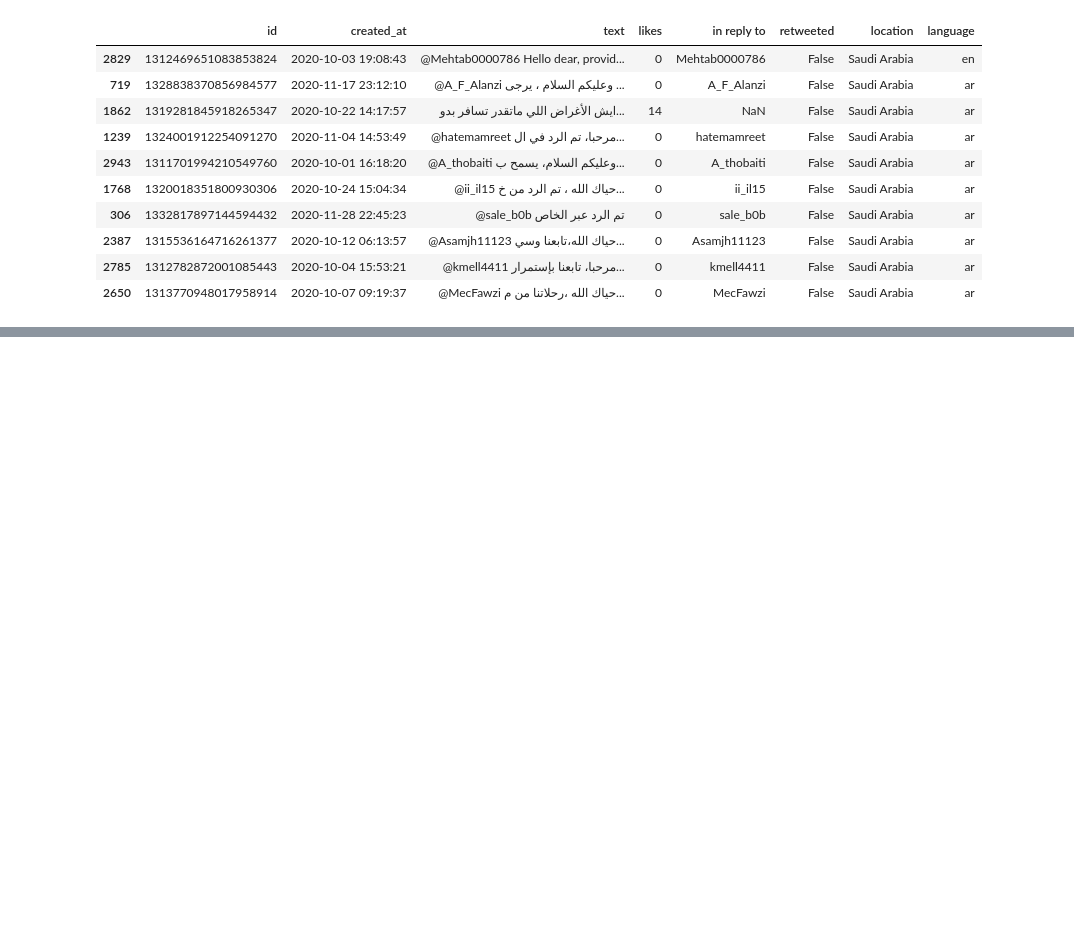
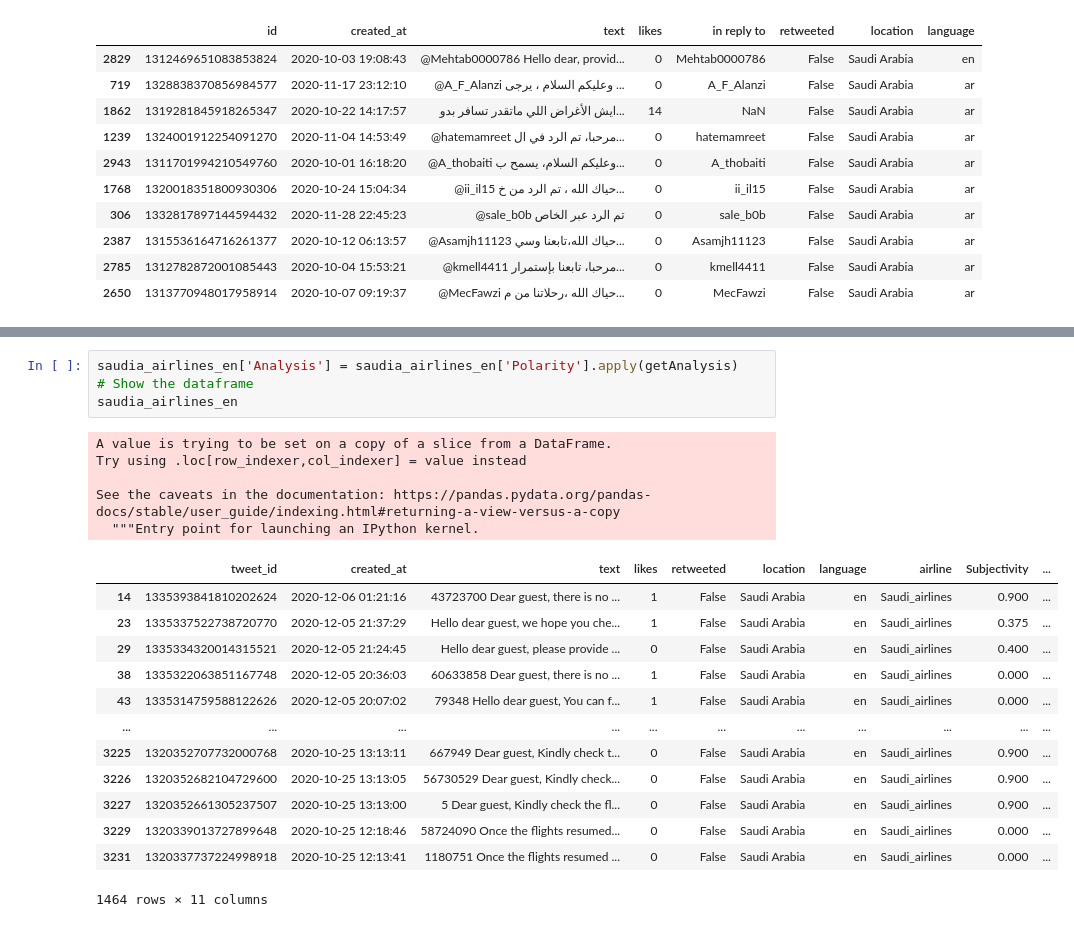
Before and after one commit to buthaina279/DS_Capstone_NLP, a Jupyter notebook: Capstone.ipynb, the cells around one changed output, grey strips where cells are left out. Cells and saved outputs as stored; diff of their text form; blank space fills up the shorter version.

```diff
--- a/Capstone.ipynb
+++ b/Capstone.ipynb
@@ -190,3 +379,26 @@ ValueError: ignored
+# %%
+saudia_airlines_en['Analysis'] = saudia_airlines_en['Polarity'].apply(getAnalysis)
+# Show the dataframe
+saudia_airlines_en
+# %% [output]
+A value is trying to be set on a copy of a slice from a DataFrame.
+Try using .loc[row_indexer,col_indexer] = value instead
+
+See the caveats in the documentation: https://pandas.pydata.org/pandas-docs/stable/user_guide/indexing.html#returning-a-view-versus-a-copy
+  """Entry point for launching an IPython kernel.
+|  | tweet_id | created_at | text | likes | retweeted | location | language | airline | Subjectivity | ... |
+| 14 | 1335393841810202624 | 2020-12-06 01:21:16 | 43723700 Dear guest, there is no ... | 1 | False | Saudi Arabia | en | Saudi_airlines | 0.900 | ... |
+| 23 | 1335337522738720770 | 2020-12-05 21:37:29 | Hello dear guest, we hope you che... | 1 | False | Saudi Arabia | en | Saudi_airlines | 0.375 | ... |
+| 29 | 1335334320014315521 | 2020-12-05 21:24:45 | Hello dear guest, please provide ... | 0 | False | Saudi Arabia | en | Saudi_airlines | 0.400 | ... |
+| 38 | 1335322063851167748 | 2020-12-05 20:36:03 | 60633858 Dear guest, there is no ... | 1 | False | Saudi Arabia | en | Saudi_airlines | 0.000 | ... |
+| 43 | 1335314759588122626 | 2020-12-05 20:07:02 | 79348 Hello dear guest, You can f... | 1 | False | Saudi Arabia | en | Saudi_airlines | 0.000 | ... |
+| ... | ... | ... | ... | ... | ... | ... | ... | ... | ... | ... |
+| 3225 | 1320352707732000768 | 2020-10-25 13:13:11 | 667949 Dear guest, Kindly check t... | 0 | False | Saudi Arabia | en | Saudi_airlines | 0.900 | ... |
+| 3226 | 1320352682104729600 | 2020-10-25 13:13:05 | 56730529 Dear guest, Kindly check... | 0 | False | Saudi Arabia | en | Saudi_airlines | 0.900 | ... |
+| 3227 | 1320352661305237507 | 2020-10-25 13:13:00 | 5 Dear guest, Kindly check the fl... | 0 | False | Saudi Arabia | en | Saudi_airlines | 0.900 | ... |
+| 3229 | 1320339013727899648 | 2020-10-25 12:18:46 | 58724090 Once the flights resumed... | 0 | False | Saudi Arabia | en | Saudi_airlines | 0.000 | ... |
+| 3231 | 1320337737224998918 | 2020-10-25 12:13:41 | 1180751 Once the flights resumed ... | 0 | False | Saudi Arabia | en | Saudi_airlines | 0.000 | ... |
+1464 rows × 11 columns
 # %%
 #Sentiment Analysis
 
```
Also changed, not shown: parts of 45 cells of this notebook.
